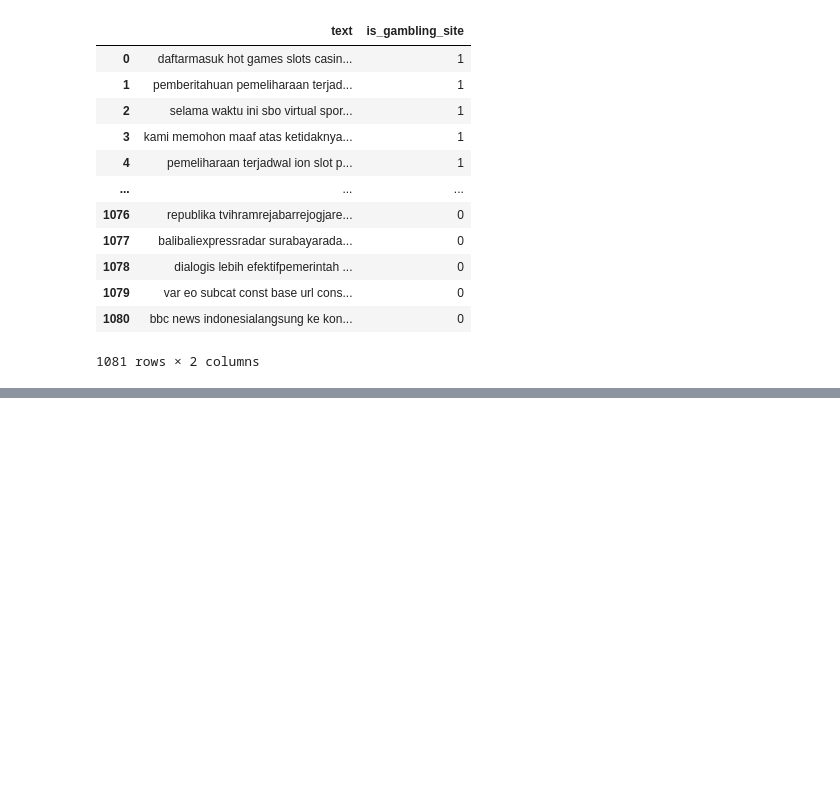
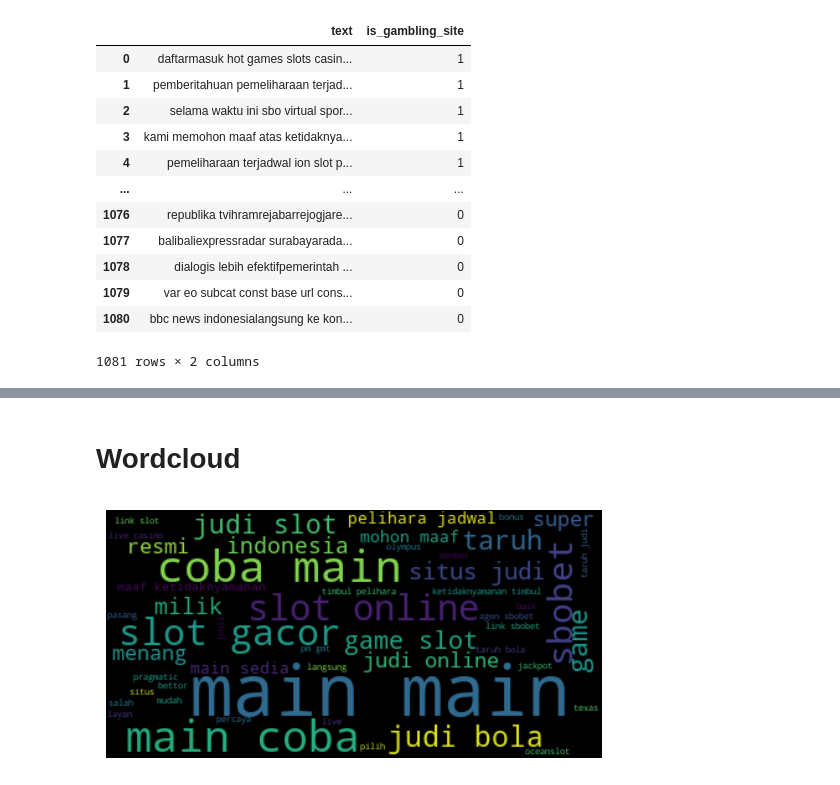
Before and after one commit to Gustana/GambleSniffer, a Jupyter notebook: data_preprocessing.ipynb, the cells around one changed output, grey strips where cells are left out. Cells and saved outputs as stored; diff of their text form; code cells hidden in the pictures; blank space fills up the shorter version.

Commit message:
add text processing and wordcloud

```diff
--- a/data_preprocessing.ipynb
+++ b/data_preprocessing.ipynb
@@ -81,0 +29,3 @@ ValueError: [E955] Can't find table(s) lemma_lookup for language 'id' in spacy-l
+# %%
+stopwords = stopwords.words("indonesian")
+stemmer = StemmerFactory().create_stemmer()
@@ -81,0 +80,25 @@ ValueError: [E955] Can't find table(s) lemma_lookup for language 'id' in spacy-l
+# %%
+df["preprocessed_text"] = df["text"].apply(textPreprocessingPipeline, stemmer=stemmer)
+# %% [markdown]
+# Wordcloud
+# %%
+gambling_words = ""
+non_gambling_words = ""
+
+for _, row in df[["preprocessed_text", "is_gambling_site"]].iterrows():
+    text = row["preprocessed_text"]
+    is_gambling_site = row["is_gambling_site"]
+
+    if is_gambling_site:
+        gambling_words += text + " "
+    else:
+        non_gambling_words += text + " "
+# %%
+gambling_wordcloud = WordCloud(max_words=50, background_color="black").generate(gambling_words)
+non_gambling_wordcloud = WordCloud(max_words=50, background_color="black").generate(non_gambling_words)
+# %%
+plt.imshow(gambling_wordcloud, interpolation="bilinear")
+plt.axis("off")
+plt.show()
+# %% [output]
+[figure, added]
```
Also changed, not shown: parts of 16 cells of this notebook.
